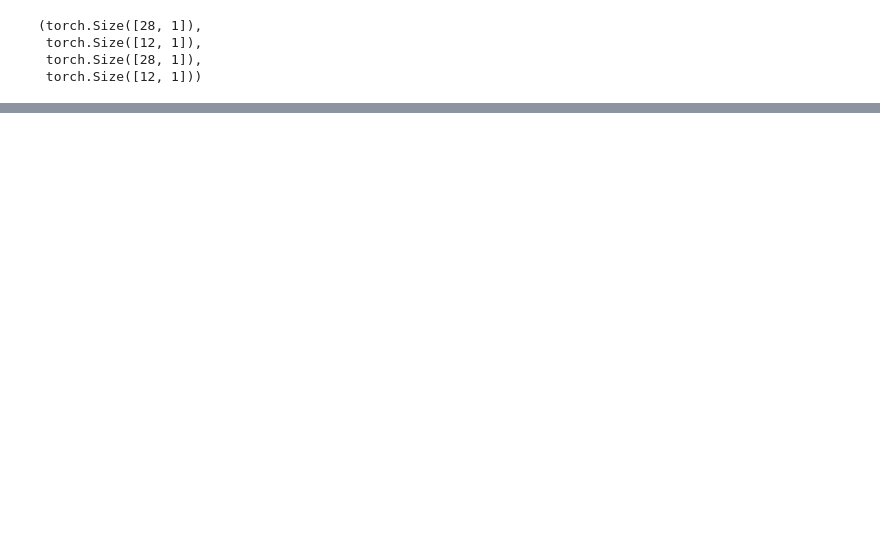
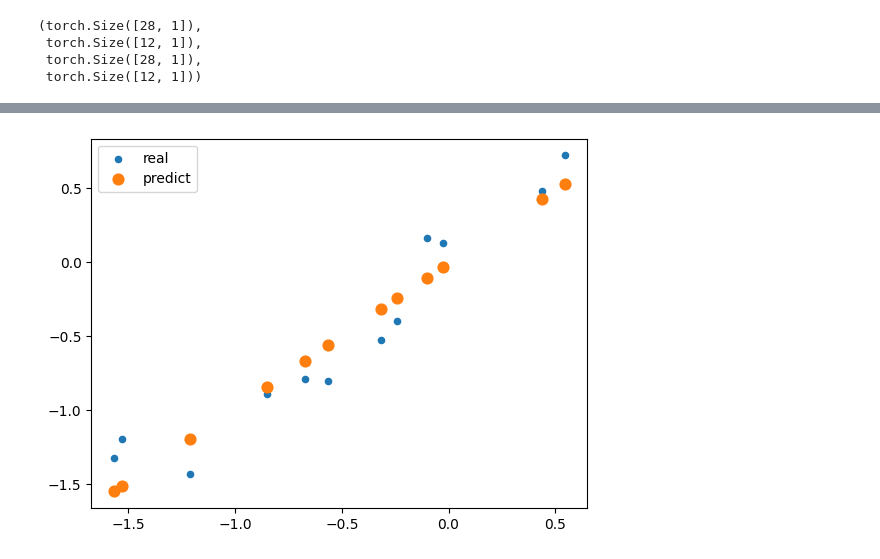
Before and after one commit to sedwna/Salary-Dataset-Simple-linear-regression-with-pytorch, a Jupyter notebook: src/Simple_linear_regression.ipynb, the cells around one changed output, grey strips where cells are left out. Saved outputs shown, nothing was run; the diff lists cells and outputs as text; code cells hidden in the pictures; blank space fills up the shorter version.

```diff
--- a/src/Simple_linear_regression.ipynb
+++ b/src/Simple_linear_regression.ipynb
@@ -113,0 +163,2 @@ X_train.shape, X_test.shape, y_train.shape, y_test.shape
+# %%
+model = LinearRegression()
@@ -113,0 +169,2 @@ X_train.shape, X_test.shape, y_train.shape, y_test.shape
+# %%
+model.fit(X_train,y_train,n=20,eta=0.1)
@@ -113,0 +200,2 @@ X_train.shape, X_test.shape, y_train.shape, y_test.shape
+# %%
+y_hat = model.test(X_test,y_test)
@@ -113,0 +249,8 @@ X_train.shape, X_test.shape, y_train.shape, y_test.shape
+# %%
+plt.scatter(X_test,y_test, s= 20)
+plt.scatter(X_test,y_hat, s =60)
+
+plt.legend(['real','predict'])
+plt.show()
+# %% [output]
+[figure, added]
```
Also changed, not shown: parts of 11 cells of this notebook.
